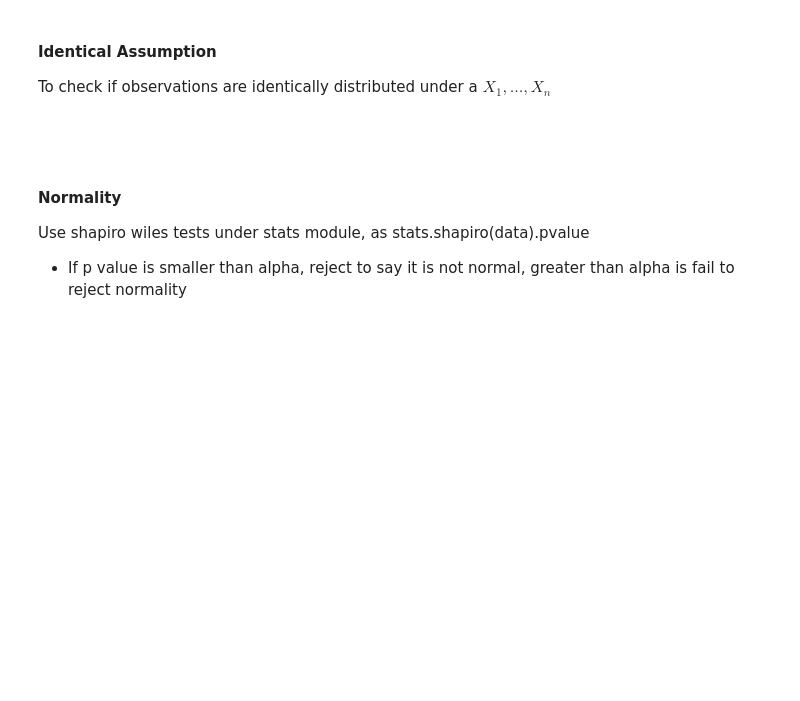
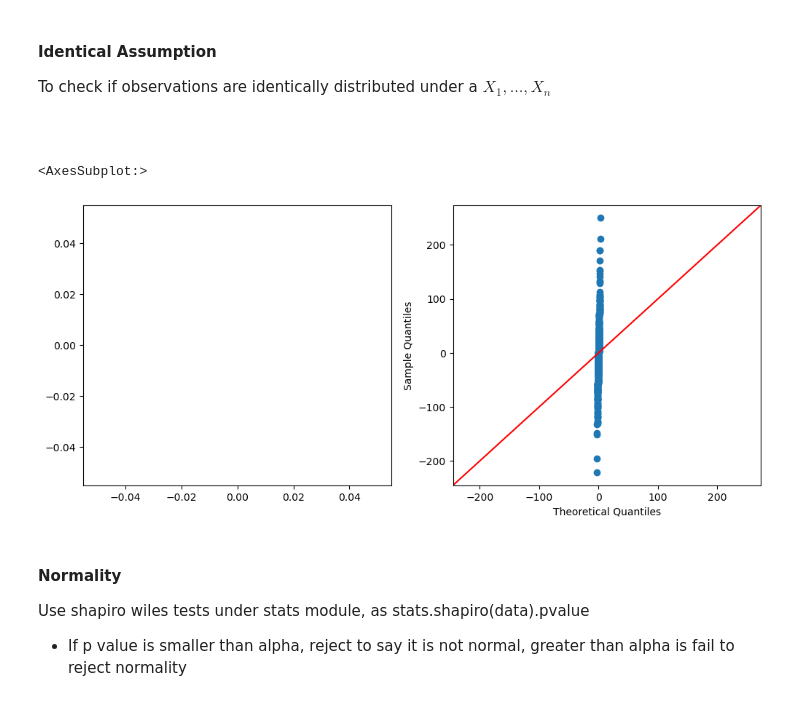
Before and after one commit to raoguchi/sp24, a Jupyter notebook: notebooks/week-5-summary.ipynb, the cells around one changed output. Cells and saved outputs as stored; diff of their text form; code cells hidden in the pictures; blank space fills up the shorter version.

```diff
--- a/notebooks/week-5-summary.ipynb
+++ b/notebooks/week-5-summary.ipynb
@@ -413,3 +475,14 @@ To check if observations are identically distributed under a $X_1, \dots, X_n$
+# %%
+n = 100
+
+x = np.array([stats.norm(0, i).rvs(5) for i in range(n)]).reshape(-1)
+
+fig, ax = plt.subplots(1, 2, figsize=(12, 5))
+sm.qqplot(x, stats.norm, line='45', ax=ax[1])
+sns.scatterplot(x, ax=ax[0])
+# %% [output]
+<AxesSubplot:>
+[figure, added]
 # %% [markdown]
 #### Normality
 
```
Also changed, not shown: parts of 22 cells of this notebook.
